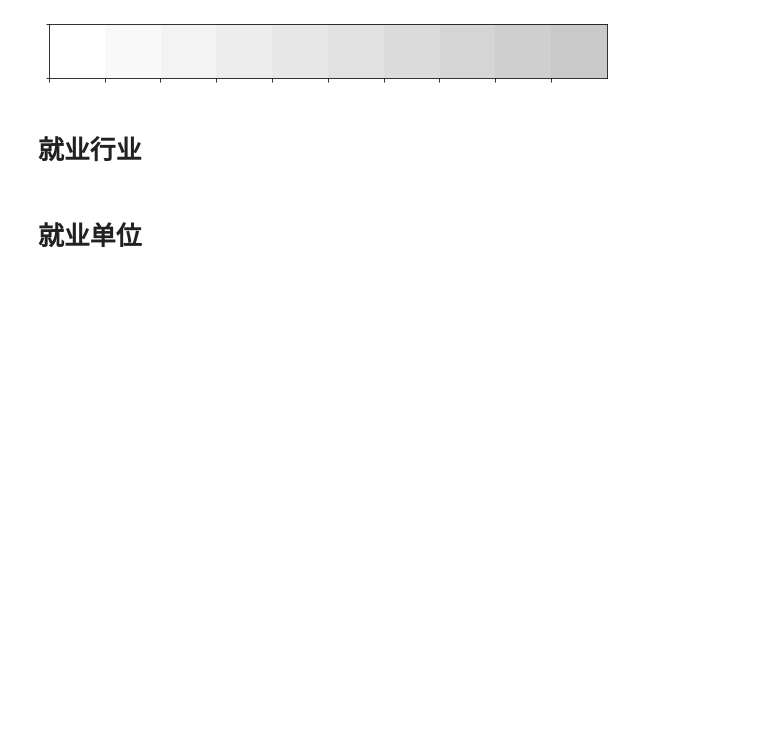
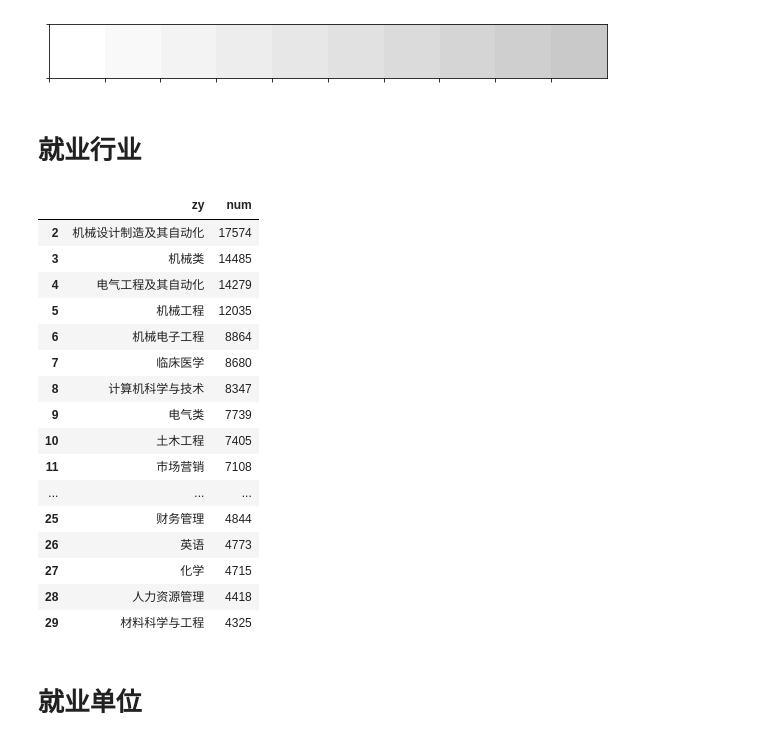
Before and after one commit to longxinke2/myCode, a Jupyter notebook: 新媒体取数制图.ipynb, the cells around one changed output. Saved outputs shown, nothing was run; the diff lists cells and outputs as text; code cells hidden in the pictures; blank space fills up the shorter version.

```diff
--- a/新媒体取数制图.ipynb
+++ b/新媒体取数制图.ipynb
@@ -85,6 +85,14 @@ conn=pymysql.connect(host = 'am-wz9el267w54i2r7ip131930o.ads.aliyuncs.com' # 连
 ,db='sr_test_database'#数据库名称
 ,charset='utf8' # 字符编码
 )
+#连接dw_database数据库
+conn1=pymysql.connect(host = 'am-wz9el267w54i2r7ip131930o.ads.aliyuncs.com' # 连接名称，默认127.0.0.1
+,user = 'yjy_user' # 用户名
+,passwd='Yjy123456' # 密码
+,port= 3306 # 端口，默认为3306
+,db='yun-campusjob'#数据库名称
+,charset='utf8' # 字符编码
+)
 # %%
 def RGB_to_Hex(rgb):
     RGB = rgb.split(',') # 将RGB格式划分开来
@@ -206,3 +218,23 @@ zy_g=data['zydl'].unique()
+# %%
+data.iloc[2:]
+# %% [output]
+|  | zy | num |
+| 2 | 机械设计制造及其自动化 | 17574 |
+| 3 | 机械类 | 14485 |
+| 4 | 电气工程及其自动化 | 14279 |
+| 5 | 机械工程 | 12035 |
+| 6 | 机械电子工程 | 8864 |
+| 7 | 临床医学 | 8680 |
+| 8 | 计算机科学与技术 | 8347 |
+| 9 | 电气类 | 7739 |
+| 10 | 土木工程 | 7405 |
+| 11 | 市场营销 | 7108 |
+| ... | ... | ... |
+| 25 | 财务管理 | 4844 |
+| 26 | 英语 | 4773 |
+| 27 | 化学 | 4715 |
+| 28 | 人力资源管理 | 4418 |
+| 29 | 材料科学与工程 | 4325 |
 # %%
 for zy in zy_g:
     for xl in xl_g:
```
Also changed, not shown: parts of 7 cells of this notebook, 8 other files.
